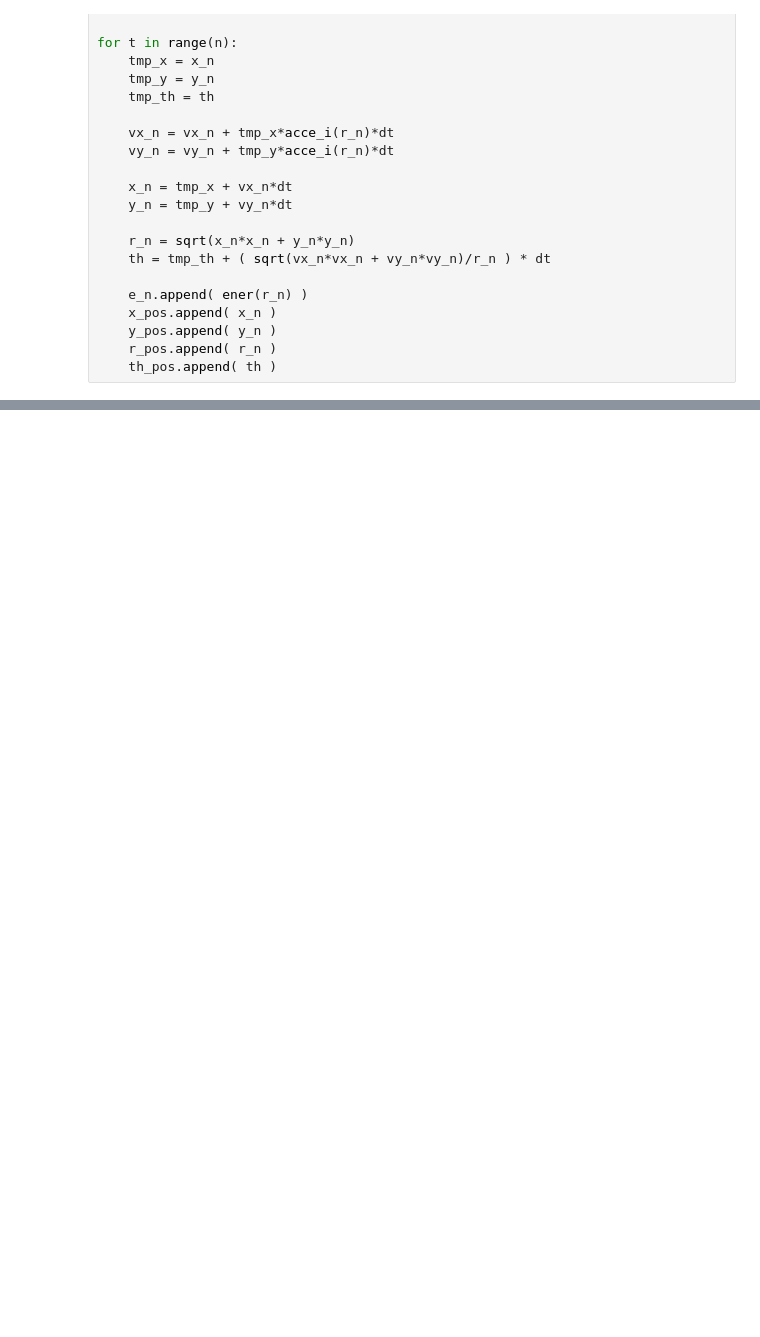
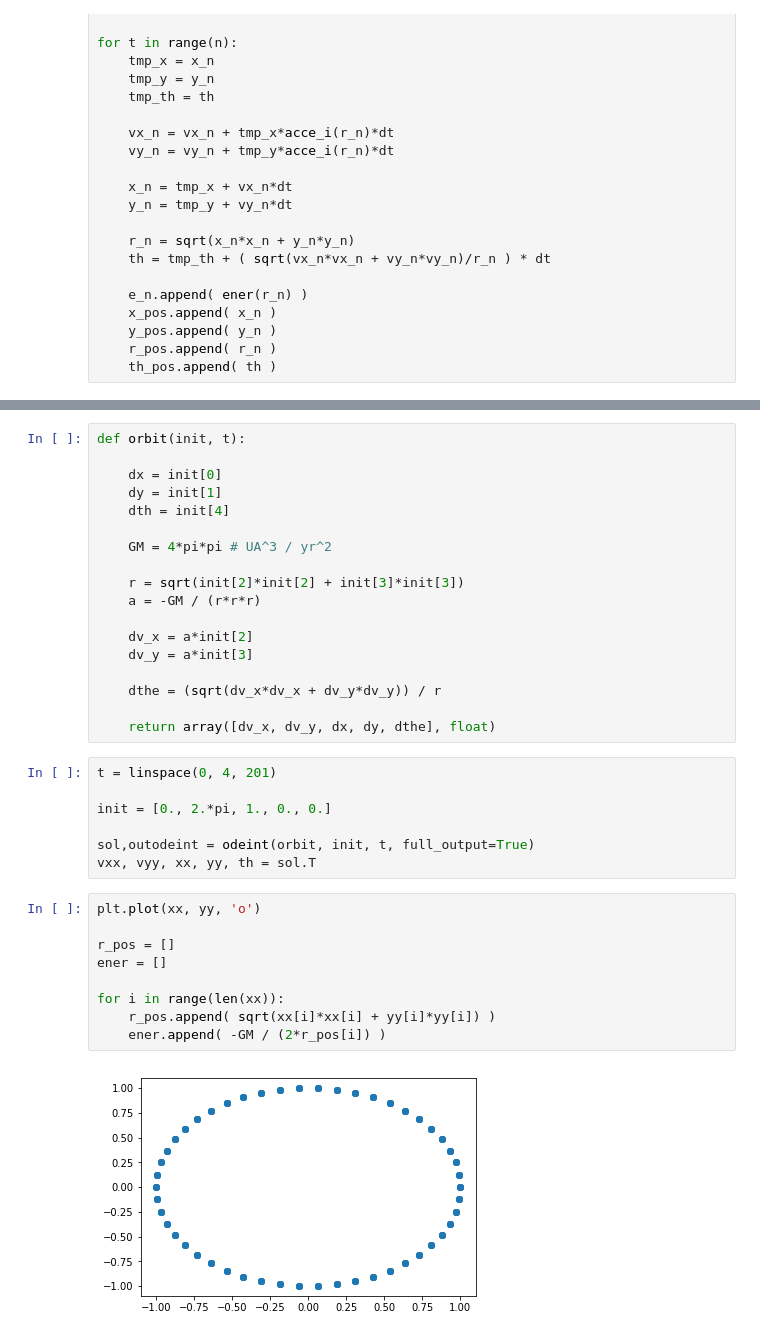
Before and after one commit to fiscompunipamplona/unidad2_partmov, a Jupyter notebook: codes/orbit_eulermeth.ipynb, the cells around one changed output, grey strips where cells are left out. Cells and saved outputs as stored; diff of their text form; blank space fills up the shorter version.

Commit message:
Odeint how to added.

```diff
--- a/codes/orbit_eulermeth.ipynb
+++ b/codes/orbit_eulermeth.ipynb
@@ -80,0 +84,36 @@ plt.show()
+# %%
+def orbit(init, t):
+
+    dx = init[0]
+    dy = init[1]
+    dth = init[4]
+
+    GM = 4*pi*pi # UA^3 / yr^2
+
+    r = sqrt(init[2]*init[2] + init[3]*init[3])
+    a = -GM / (r*r*r)
+
+    dv_x = a*init[2]
+    dv_y = a*init[3]
+
+    dthe = (sqrt(dv_x*dv_x + dv_y*dv_y)) / r
+
+    return array([dv_x, dv_y, dx, dy, dthe], float)
+# %%
+t = linspace(0, 4, 201)
+
+init = [0., 2.*pi, 1., 0., 0.]
+
+sol,outodeint = odeint(orbit, init, t, full_output=True)
+vxx, vyy, xx, yy, th = sol.T
+# %%
+plt.plot(xx, yy, 'o')
+
+r_pos = []
+ener = []
+
+for i in range(len(xx)):
+    r_pos.append( sqrt(xx[i]*xx[i] + yy[i]*yy[i]) )
+    ener.append( -GM / (2*r_pos[i]) )
+# %% [output]
+[figure, added]
```
Also changed, not shown: parts of 5 cells of this notebook.
